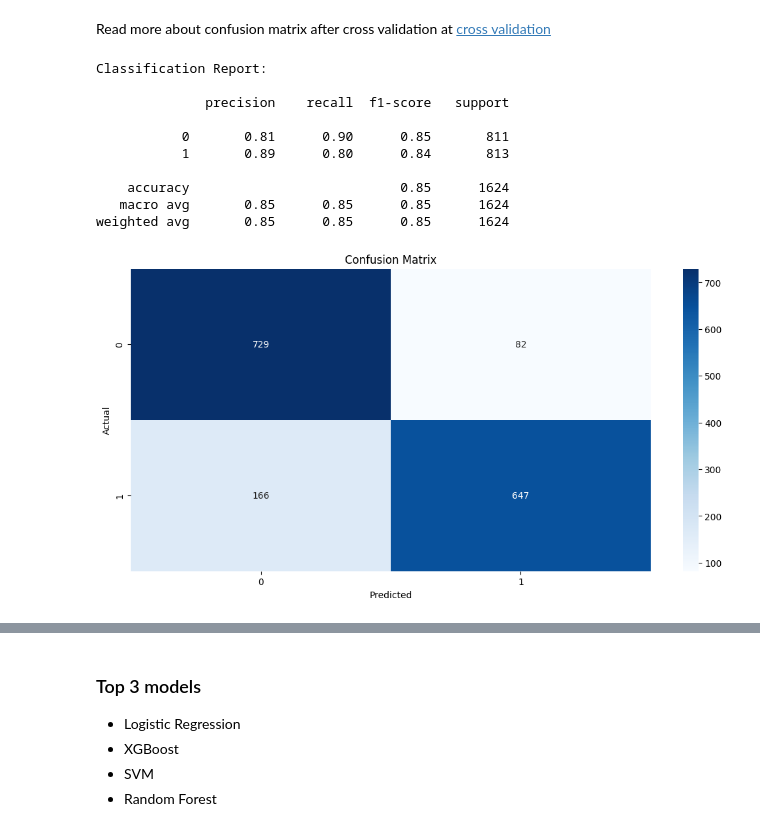
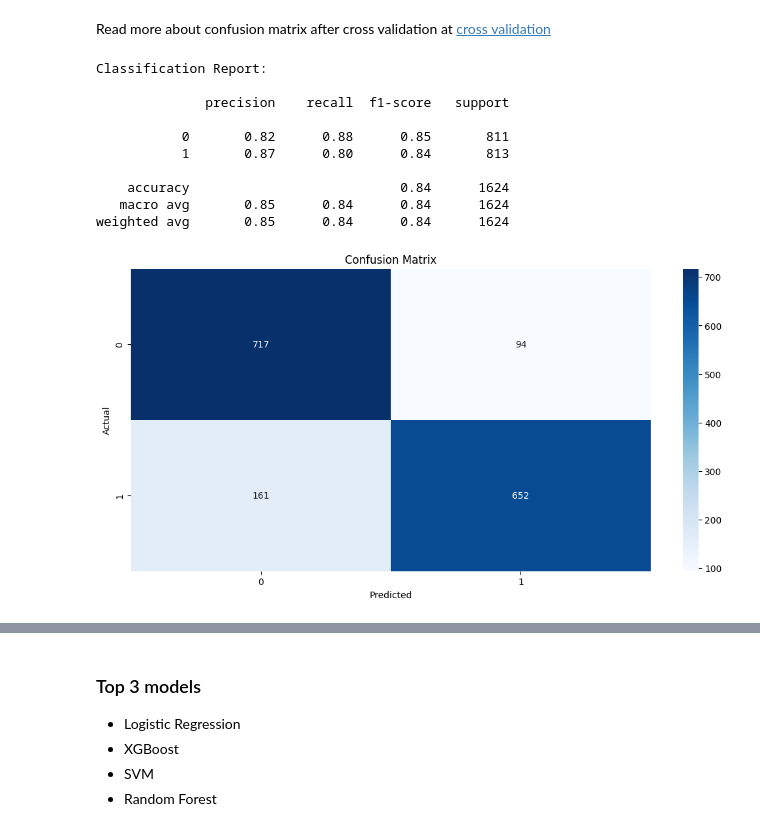
Before and after one commit to eugenebaraka/Predict-Suicidal-Ideation-on-Reddit, a Jupyter notebook: predict suicidal ideation/suicide-classification.ipynb, the cells around one changed output, grey strips where cells are left out. Drawn from its saved outputs; the diff is of its cells as text; code cells hidden in the pictures.

```diff
--- a/predict suicidal ideation/suicide-classification.ipynb
+++ b/predict suicidal ideation/suicide-classification.ipynb
@@ -315,22 +315,22 @@ Read more about confusion matrix after cross validation at [cross validation](ht
 # %%
 # Logistic Regression
 logreg = linear_model.LogisticRegression()
 kfold = model_selection.KFold(n_splits=10, random_state=12, shuffle=True)
-actual_classes, predicted_classes, _ = cross_validation_(model = logreg, kfold=kfold, X=dtf_train.to_numpy(),
+actual_classes, predicted_classes, _ = cross_validation_(model = logreg, kfold=kfold, X=X_train_transformed.toarray(),
                 y=y_train.to_numpy())
 plot_confusion_matrix(actual_classes, predicted_classes, sorted_labels=[0,1])
 # %% [output]
 Classification Report:
 
               precision    recall  f1-score   support
 
-           0       0.81      0.90      0.85       811
-           1       0.89      0.80      0.84       813
+           0       0.82      0.88      0.85       811
+           1       0.87      0.80      0.84       813
 
-    accuracy                           0.85      1624
-   macro avg       0.85      0.85      0.85      1624
-weighted avg       0.85      0.85      0.85      1624
+    accuracy                           0.84      1624
+   macro avg       0.85      0.84      0.84      1624
+weighted avg       0.85      0.84      0.84      1624
-[figure, old version]
+[figure, new version]
 # %%
 # KNN
 knn_mod = neighbors.KNeighborsClassifier()
```
Also changed, not shown: parts of 23 cells of this notebook, 1 other file.
